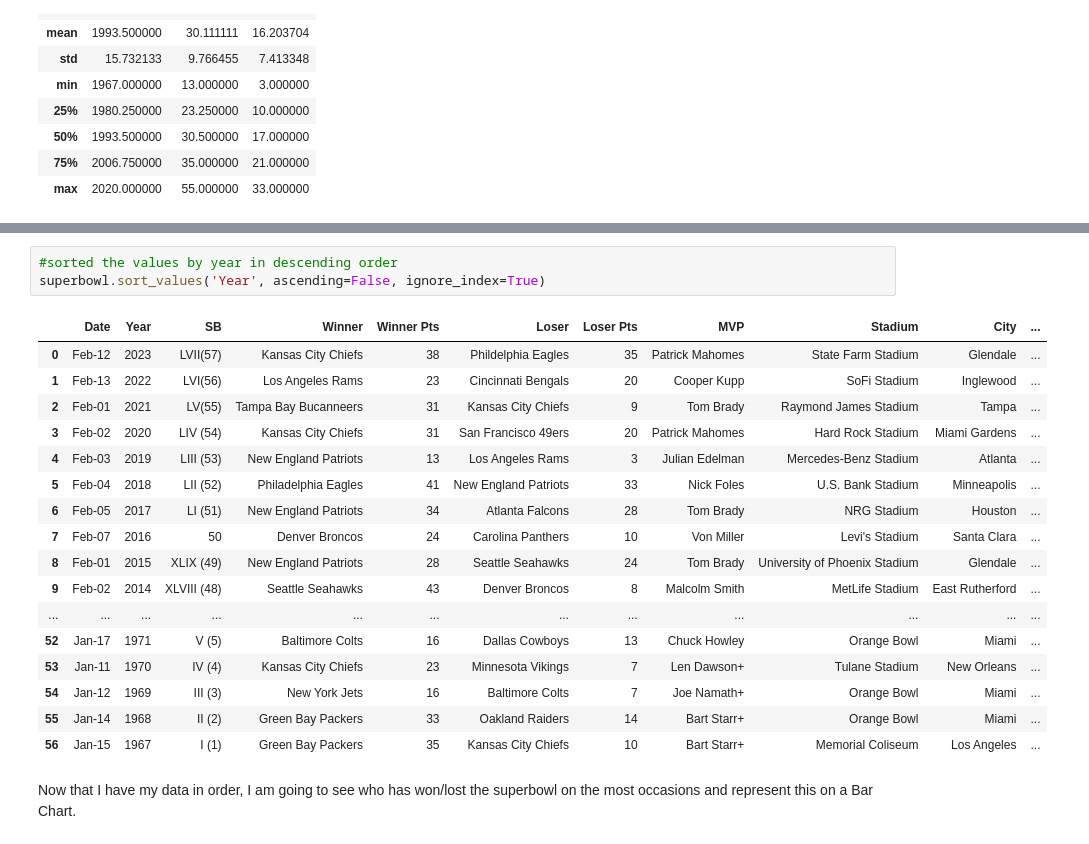
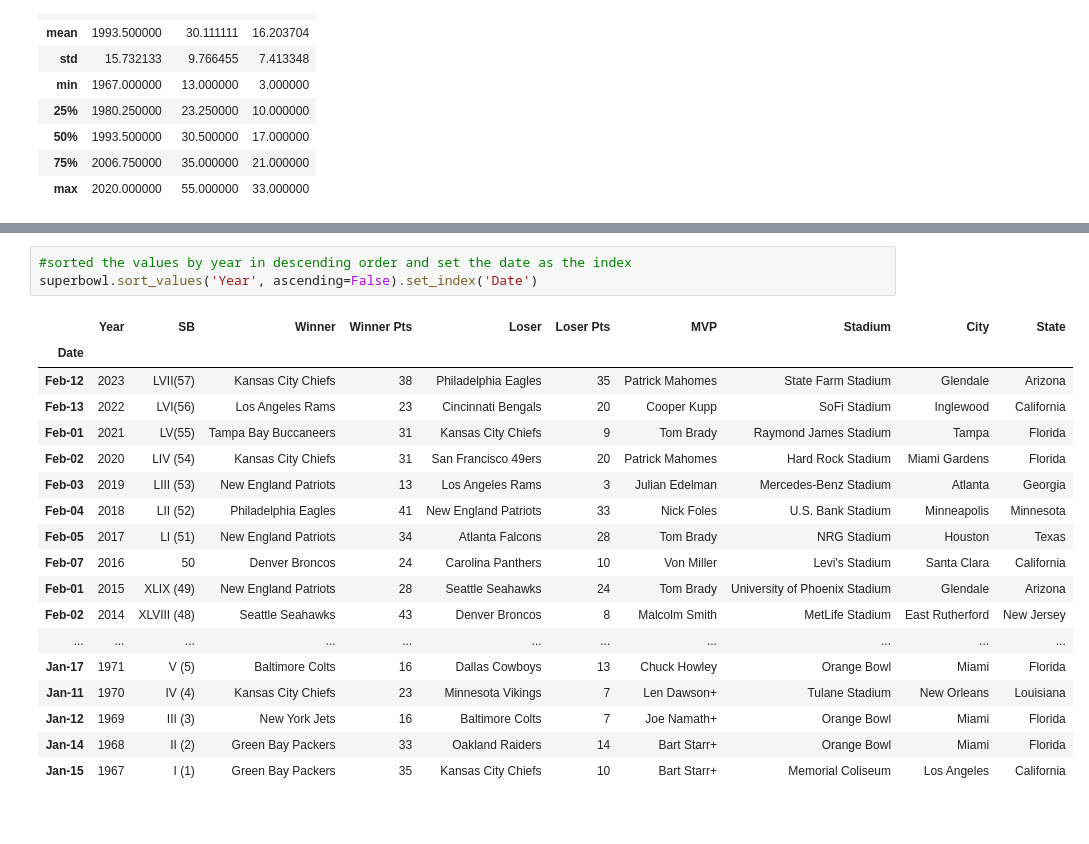
Before and after one commit to IssaFlynn/UCDPA_IssaFlynn, a Jupyter notebook: Project folder/UCDPA_IssaFlynn (2) (2).ipynb, the cells around one changed output, grey strips where cells are left out. Saved outputs shown, nothing was run; the diff lists cells and outputs as text; blank space fills up the shorter version.

Commit message:
amended the charts and created some reuseable functions

```diff
--- a/Project folder/UCDPA_IssaFlynn (2) (2).ipynb
+++ b/Project folder/UCDPA_IssaFlynn (2) (2).ipynb
@@ -109,23 +110,22 @@ superbowl
 # %%
-#sorted the values by year in descending order
-superbowl.sort_values('Year', ascending=False, ignore_index=True)
+#sorted the values by year in descending order and set the date as the index
+superbowl.sort_values('Year', ascending=False).set_index('Date')
 # %% [output]
-|  | Date | Year | SB | Winner | Winner Pts | Loser | Loser Pts | MVP | Stadium | City | ... |
-| 0 | Feb-12 | 2023 | LVII(57) | Kansas City Chiefs | 38 | Phildelphia Eagles | 35 | Patrick Mahomes | State Farm Stadium | Glendale | ... |
-| 1 | Feb-13 | 2022 | LVI(56) | Los Angeles Rams | 23 | Cincinnati Bengals | 20 | Cooper Kupp | SoFi Stadium | Inglewood | ... |
-| 2 | Feb-01 | 2021 | LV(55) | Tampa Bay Bucanneers | 31 | Kansas City Chiefs | 9 | Tom Brady | Raymond James Stadium | Tampa | ... |
-| 3 | Feb-02 | 2020 | LIV (54) | Kansas City Chiefs | 31 | San Francisco 49ers | 20 | Patrick Mahomes | Hard Rock Stadium | Miami Gardens | ... |
-| 4 | Feb-03 | 2019 | LIII (53) | New England Patriots | 13 | Los Angeles Rams | 3 | Julian Edelman | Mercedes-Benz Stadium | Atlanta | ... |
-| 5 | Feb-04 | 2018 | LII (52) | Philadelphia Eagles | 41 | New England Patriots | 33 | Nick Foles | U.S. Bank Stadium | Minneapolis | ... |
-| 6 | Feb-05 | 2017 | LI (51) | New England Patriots | 34 | Atlanta Falcons | 28 | Tom Brady | NRG Stadium | Houston | ... |
-| 7 | Feb-07 | 2016 | 50 | Denver Broncos | 24 | Carolina Panthers | 10 | Von Miller | Levi's Stadium | Santa Clara | ... |
-| 8 | Feb-01 | 2015 | XLIX (49) | New England Patriots | 28 | Seattle Seahawks | 24 | Tom Brady | University of Phoenix Stadium | Glendale | ... |
-| 9 | Feb-02 | 2014 | XLVIII (48) | Seattle Seahawks | 43 | Denver Broncos | 8 | Malcolm Smith | MetLife Stadium | East Rutherford | ... |
-| ... | ... | ... | ... | ... | ... | ... | ... | ... | ... | ... | ... |
-| 52 | Jan-17 | 1971 | V (5) | Baltimore Colts | 16 | Dallas Cowboys | 13 | Chuck Howley | Orange Bowl | Miami | ... |
-| 53 | Jan-11 | 1970 | IV (4) | Kansas City Chiefs | 23 | Minnesota Vikings | 7 | Len Dawson+ | Tulane Stadium | New Orleans | ... |
-| 54 | Jan-12 | 1969 | III (3) | New York Jets | 16 | Baltimore Colts | 7 | Joe Namath+ | Orange Bowl | Miami | ... |
-| 55 | Jan-14 | 1968 | II (2) | Green Bay Packers | 33 | Oakland Raiders | 14 | Bart Starr+ | Orange Bowl | Miami | ... |
-| 56 | Jan-15 | 1967 | I (1) | Green Bay Packers | 35 | Kansas City Chiefs | 10 | Bart Starr+ | Memorial Coliseum | Los Angeles | ... |
+|  | Year | SB | Winner | Winner Pts | Loser | Loser Pts | MVP | Stadium | City | State |
+| Date |  |  |  |  |  |  |  |  |  |  |
+| Feb-12 | 2023 | LVII(57) | Kansas City Chiefs | 38 | Philadelphia Eagles | 35 | Patrick Mahomes | State Farm Stadium | Glendale | Arizona |
+| Feb-13 | 2022 | LVI(56) | Los Angeles Rams | 23 | Cincinnati Bengals | 20 | Cooper Kupp | SoFi Stadium | Inglewood | California |
+| Feb-01 | 2021 | LV(55) | Tampa Bay Buccaneers | 31 | Kansas City Chiefs | 9 | Tom Brady | Raymond James Stadium | Tampa | Florida |
+| Feb-02 | 2020 | LIV (54) | Kansas City Chiefs | 31 | San Francisco 49ers | 20 | Patrick Mahomes | Hard Rock Stadium | Miami Gardens | Florida |
+| Feb-03 | 2019 | LIII (53) | New England Patriots | 13 | Los Angeles Rams | 3 | Julian Edelman | Mercedes-Benz Stadium | Atlanta | Georgia |
+| Feb-04 | 2018 | LII (52) | Philadelphia Eagles | 41 | New England Patriots | 33 | Nick Foles | U.S. Bank Stadium | Minneapolis | Minnesota |
+| Feb-05 | 2017 | LI (51) | New England Patriots | 34 | Atlanta Falcons | 28 | Tom Brady | NRG Stadium | Houston | Texas |
+| Feb-07 | 2016 | 50 | Denver Broncos | 24 | Carolina Panthers | 10 | Von Miller | Levi's Stadium | Santa Clara | California |
+| Feb-01 | 2015 | XLIX (49) | New England Patriots | 28 | Seattle Seahawks | 24 | Tom Brady | University of Phoenix Stadium | Glendale | Arizona |
+| Feb-02 | 2014 | XLVIII (48) | Seattle Seahawks | 43 | Denver Broncos | 8 | Malcolm Smith | MetLife Stadium | East Rutherford | New Jersey |
+| ... | ... | ... | ... | ... | ... | ... | ... | ... | ... | ... |
+| Jan-17 | 1971 | V (5) | Baltimore Colts | 16 | Dallas Cowboys | 13 | Chuck Howley | Orange Bowl | Miami | Florida |
+| Jan-11 | 1970 | IV (4) | Kansas City Chiefs | 23 | Minnesota Vikings | 7 | Len Dawson+ | Tulane Stadium | New Orleans | Louisiana |
+| Jan-12 | 1969 | III (3) | New York Jets | 16 | Baltimore Colts | 7 | Joe Namath+ | Orange Bowl | Miami | Florida |
+| Jan-14 | 1968 | II (2) | Green Bay Packers | 33 | Oakland Raiders | 14 | Bart Starr+ | Orange Bowl | Miami | Florida |
+| Jan-15 | 1967 | I (1) | Green Bay Packers | 35 | Kansas City Chiefs | 10 | Bart Starr+ | Memorial Coliseum | Los Angeles | California |
-# %% [markdown]
-Now that I have my data in order, I am going to see who has won/lost the superbowl on the most occasions and represent this on a Bar Chart.
```
Also changed, not shown: parts of 10 cells of this notebook.
